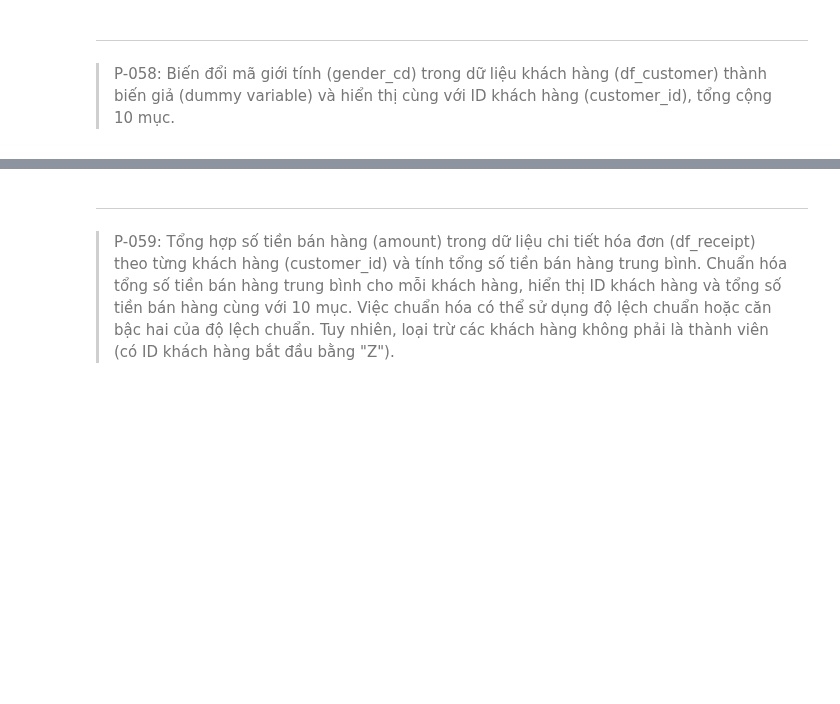
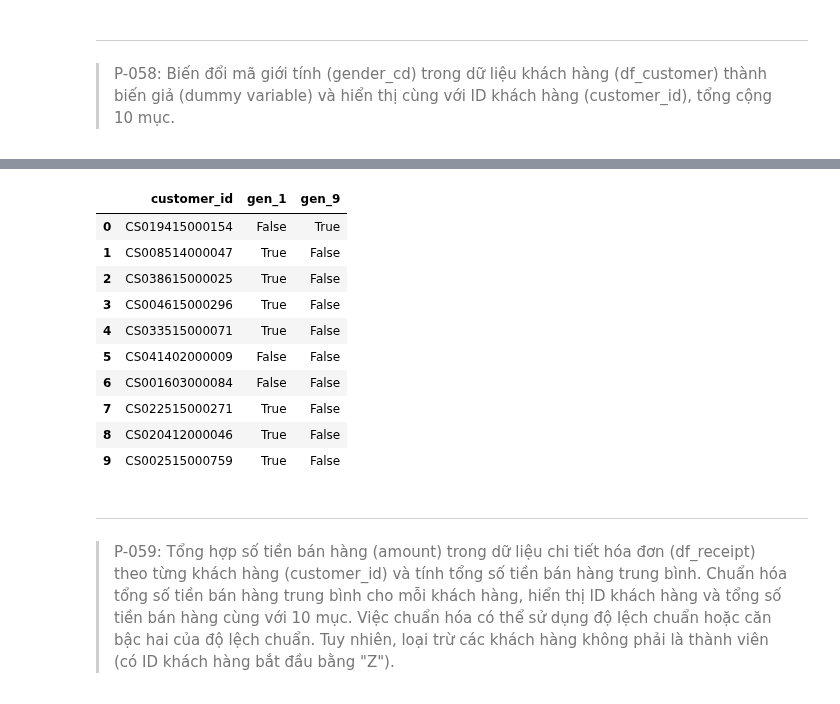
Before and after one commit to quoc-duc/LearnPandas, a Jupyter notebook: notebooks_vn/exercises/100_bai_tap_pandas_vn_exes.ipynb, the cells around one changed output, grey strips where cells are left out. Saved outputs shown, nothing was run; the diff lists cells and outputs as text; code cells hidden in the pictures; blank space fills up the shorter version.

```diff
--- a/notebooks_vn/exercises/100_bai_tap_pandas_vn_exes.ipynb
+++ b/notebooks_vn/exercises/100_bai_tap_pandas_vn_exes.ipynb
@@ -1555,3 +1566,20 @@ df_customer_era.head(10)
+# %%
+# 2
+pd.get_dummies(df_customer[['customer_id', 'gender_cd']],
+               columns=['gender_cd'],
+               drop_first=True, prefix='gen', prefix_sep='_').head(10)
+# %% [output]
+|  | customer_id | gen_1 | gen_9 |
+| 0 | CS019415000154 | False | True |
+| 1 | CS008514000047 | True | False |
+| 2 | CS038615000025 | True | False |
+| 3 | CS004615000296 | True | False |
+| 4 | CS033515000071 | True | False |
+| 5 | CS041402000009 | False | False |
+| 6 | CS001603000084 | False | False |
+| 7 | CS022515000271 | True | False |
+| 8 | CS020412000046 | True | False |
+| 9 | CS002515000759 | True | False |
 # %% [markdown]
 ---
 > P-059: Tổng hợp số tiền bán hàng (amount) trong dữ liệu chi tiết hóa đơn (df_receipt) theo từng khách hàng (customer_id) và tính tổng số tiền bán hàng trung bình. Chuẩn hóa tổng số tiền bán hàng trung bình cho mỗi khách hàng, hiển thị ID khách hàng và tổng số tiền bán hàng cùng với 10 mục. Việc chuẩn hóa có thể sử dụng độ lệch chuẩn hoặc căn bậc hai của độ lệch chuẩn. Tuy nhiên, loại trừ các khách hàng không phải là thành viên (có ID khách hàng bắt đầu bằng "Z").
```
Also changed, not shown: parts of 3 cells of this notebook.
